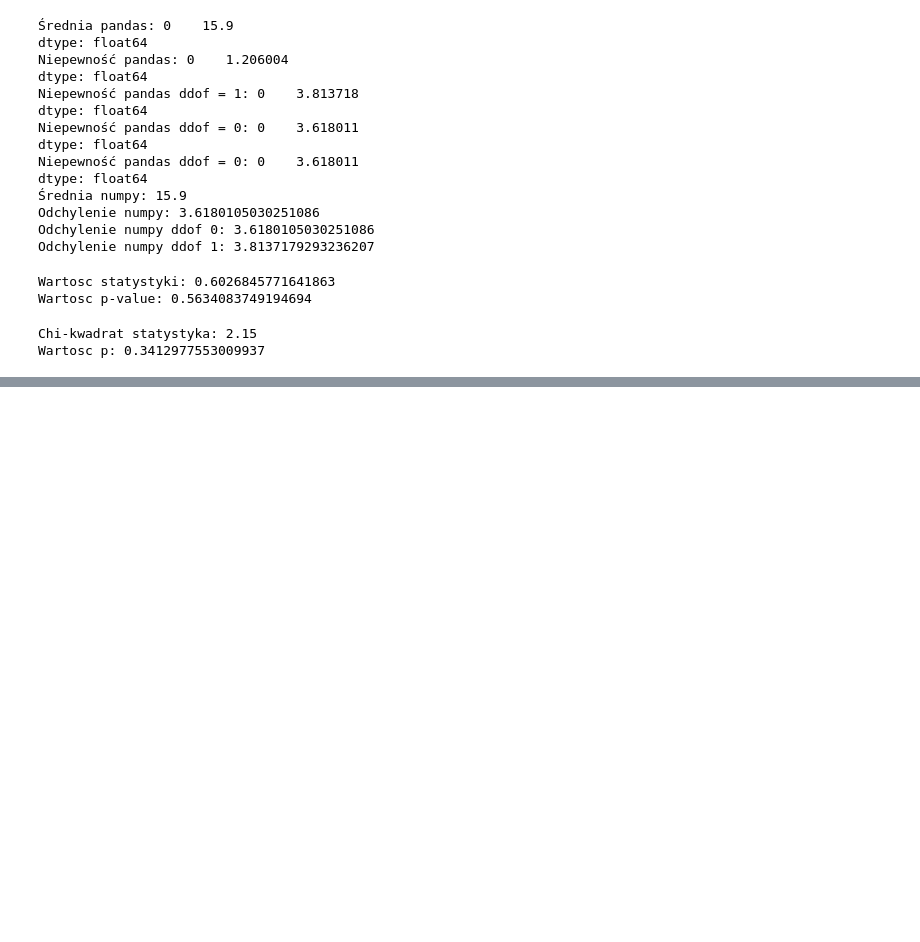
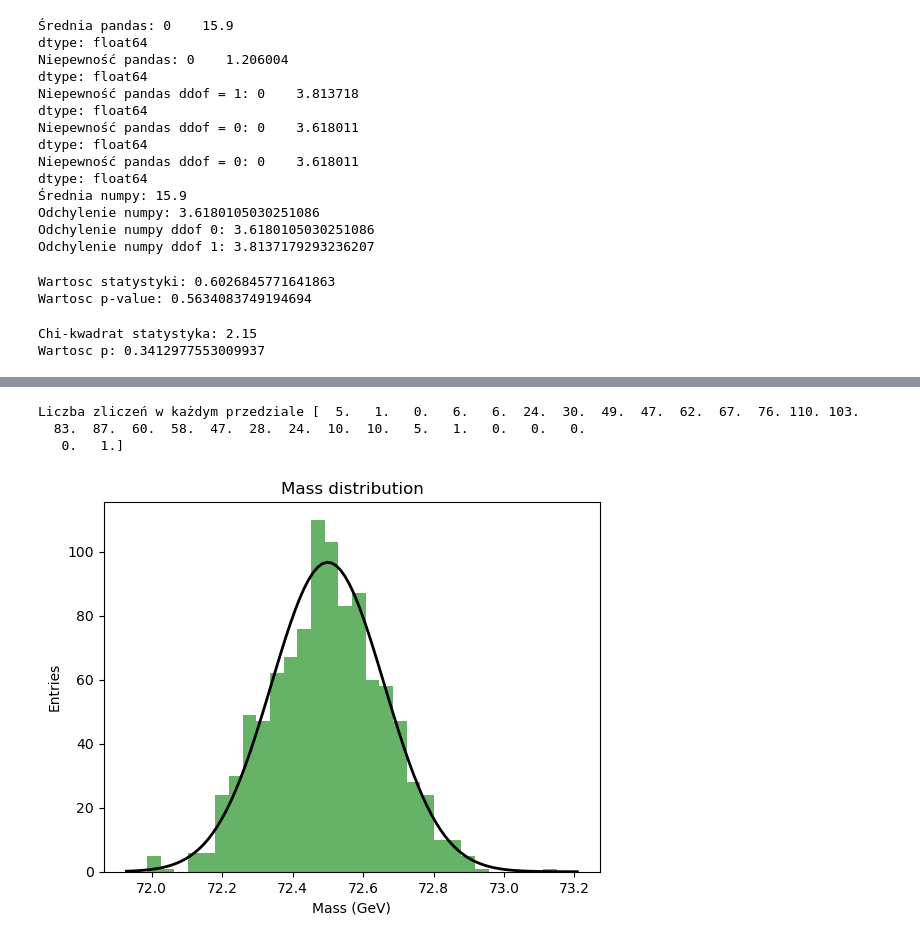
Before and after one commit to szczun/studia, a Jupyter notebook: MS/lab1/lab1.ipynb, the cells around one changed output, grey strips where cells are left out. Cells and saved outputs as stored; diff of their text form; code cells hidden in the pictures; blank space fills up the shorter version.

```diff
--- a/MS/lab1/lab1.ipynb
+++ b/MS/lab1/lab1.ipynb
@@ -74,0 +196,62 @@ Wartosc p: 0.3412977553009937
+# %%
+# Parametry rozkładu Gaussa
+from scipy.stats import norm, chisquare
+mean = 72.5  # GeV
+std_dev = 0.16
+num_points = 1000
+
+
+# Generowanie rozkładu Gaussa  (musimy mieć pewność, że przy każdej zmianie przedziałów data będą te same)
+data = np.random.normal(mean, std_dev, num_points)
+
+
+def plot_gaussian_histogram(data, mean, std_dev, bins):
+
+    # Rysowanie histogramu
+    counts, bin_edges, _ = plt.hist(data, bins=bins, density=False, alpha=0.6, color='g')
+
+    print("Liczba zliczeń w każdym przedziale",counts)
+
+    # Rysowanie funkcji gęstości prawdopodobieństwa (PDF)
+    xmin, xmax = plt.xlim()
+    x = np.linspace(xmin, xmax, 100)
+    p = norm.pdf(x, mean, std_dev) * (bin_edges[1] - bin_edges[0]) * num_points
+    plt.plot(x, p, 'k', linewidth=2)
+
+    # Opis osi
+    plt.xlabel('Mass (GeV)')
+    plt.ylabel('Entries')
+
+    title = f"Mass distribution"
+    plt.title(title)
+    plt.show()
+
+    # Obliczanie wartości oczekiwanych dla każdego binu z rozkładu Gaussa
+    expected_counts = norm.pdf((bin_edges[:-1] + bin_edges[1:]) / 2, mean, std_dev) * np.diff(bin_edges) * num_points
+
+    print("Oczekiwana liczba zliczeń w każdym przedziale z rozkładu Gaussa",expected_counts)
+
+    # Skalowanie wartości oczekiwanych do liczby punktów danych (normalizacja)
+    expected_counts *= sum(counts) / sum(expected_counts)
+
+    print("Znormalizowana liczba zliczeń w każdym przedziale z rozkładu Gaussa",expected_counts)
+
+    # Test chi-kwadrat zgodności z rozkładem normalnym
+    chi2_statistic, p_value = chisquare(counts, expected_counts)
+
+    print(f"\n Chi-squared Statistic: {chi2_statistic}")
+    print(f"P-value: {p_value}")
+
+
+
+
+# Liczba przedziałów na histogramie
+bins = 30
+
+# Wywołanie funkcji do rysowania histogramu i testu zgodności
+plot_gaussian_histogram(data, mean, std_dev, bins)
+# %% [output]
+Liczba zliczeń w każdym przedziale [  5.   1.   0.   6.   6.  24.  30.  49.  47.  62.  67.  76. 110. 103.
+  83.  87.  60.  58.  47.  28.  24.  10.  10.   5.   1.   0.   0.   0.
+   0.   1.]
+[figure, added]
```
Also changed, not shown: parts of 7 cells of this notebook, 10 other files.
